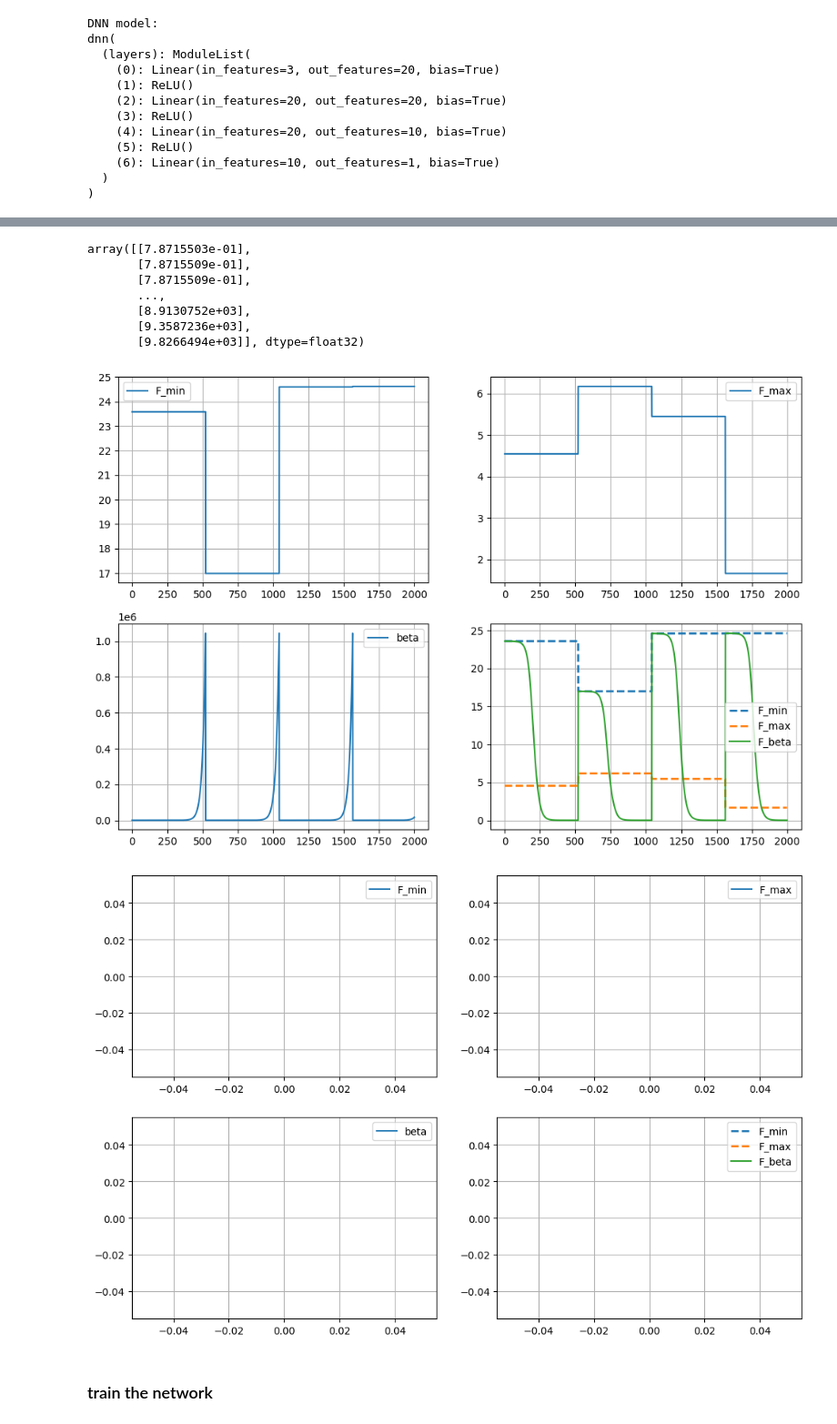
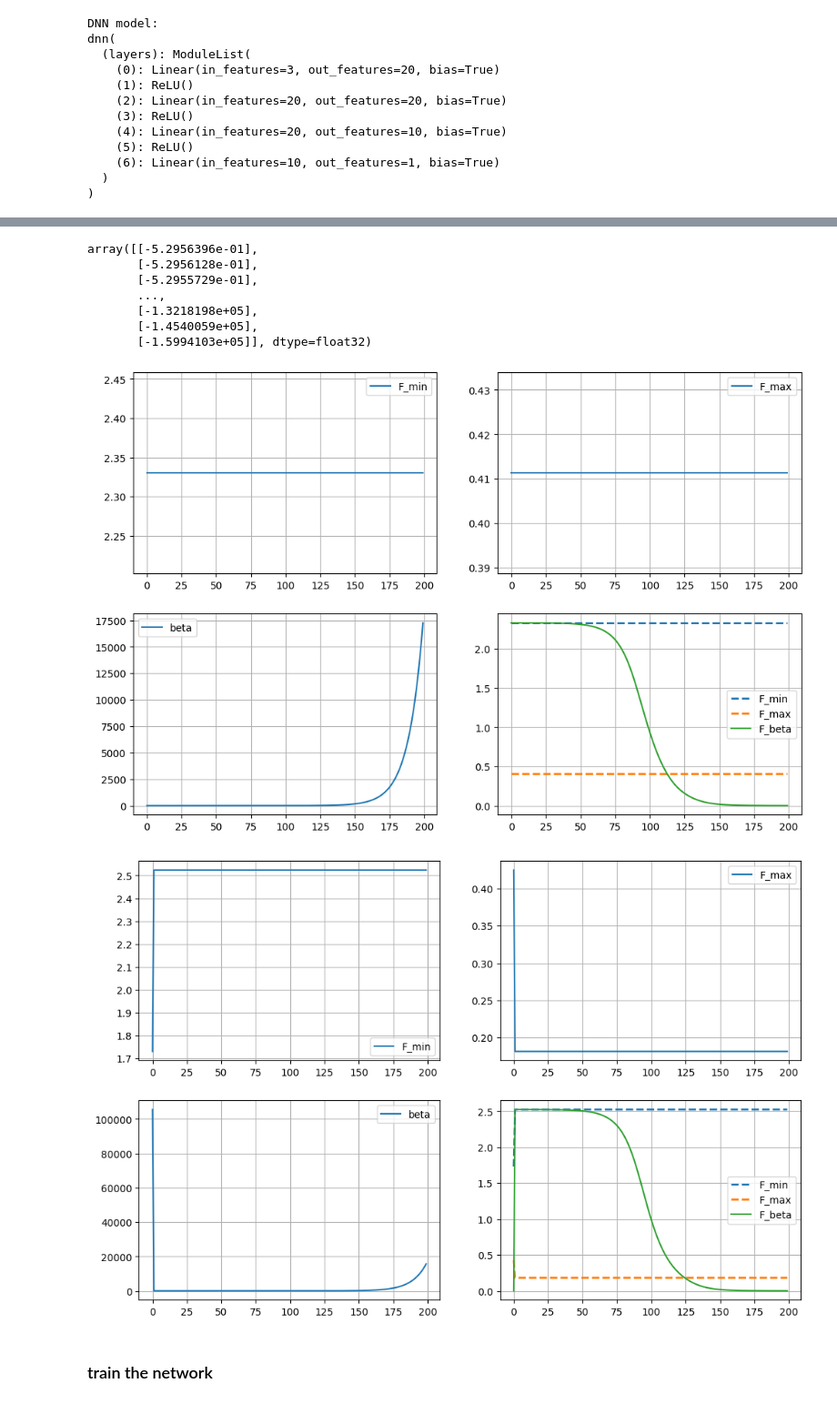
Before and after one commit to salar96/LearningFLPO, a Jupyter notebook: learn_LSE.ipynb, the cells around one changed output, grey strips where cells are left out. Shown at 91% size. Saved outputs shown, nothing was run; the diff lists cells and outputs as text; code cells hidden in the pictures.

```diff
--- a/learn_LSE.ipynb
+++ b/learn_LSE.ipynb
@@ -22,7 +22,7 @@ def createBetaArray(min, max, grow):
 def logSumExp(D_array, beta):
     D_min = np.min(D_array)
     D_off = D_array - D_min
-    F = -1/beta * np.log(np.sum(np.exp(-beta*D_off))) + 1/beta * np.log(len(D_array))
+    F = -1/beta * np.log(np.sum(np.exp(-beta*D_off))/len(D_array))
     # F = -np.log(np.sum(np.exp(-beta*D_off))) + np.log(len(D_array)) + D_min * beta
     return F
 # %%
@@ -90,18 +90,18 @@ def logsum_dataset(n_curves, b_min, b_max, b_grow, D_min_range, D_max_range, len
 # %%
 
 # beta limits
-b_min = 1e-5
-b_max = 1e6
-b_grow = 1.05
+b_min = 1e-4
+b_max = 1e5
+b_grow = 1.1
 b_array = createBetaArray(b_min, b_max, b_grow)
 print(f'len b_array: {b_array.shape}')
 
 # torch input and output arrays
-n_curves = 50
+n_curves = 200
 len_Darray = 200
-D_min_range = [0.01, 10] # minimum value of D_array is picked at random from this range
-D_max_range = [10, 100] # maximum value of D_array is picked at random from the range dmin + D_max_range
-IO_scale = 1
+D_min_range = [0.001, 1] # minimum value of D_array is picked at random from this range
+D_max_range = [1, 10] # maximum value of D_array is picked at random from the range dmin + D_max_range
+IO_scale = 0.5
 
 In, Out = logsum_dataset(n_curves, b_min, b_max, b_grow, D_min_range, D_max_range, len_Darray, approx_log_sum_flr=False, io_scale=IO_scale)
 print(f'In: {In.size()}\tOut: {Out.size()}')
@@ -158,7 +158,7 @@ print(f'DNN model:\n{NN_logSum}')
 
 # create training, and testing dataset
 n_samples = In.size()[0]
-frac_train = 1.0
+frac_train = 0.7
 n_train = int(frac_train * n_samples)
 indices = torch.arange(n_samples)
 train_indices = indices[:n_train]
@@ -187,19 +187,19 @@ tensor([2.3582e+01, 4.5478e+00, 1.0000e-05])
 # %%
 NN_logSum(In).detach().numpy()
 # %% [output]
-array([[7.8715503e-01],
-       [7.8715509e-01],
-       [7.8715509e-01],
+array([[-5.2956396e-01],
+       [-5.2956128e-01],
+       [-5.2955729e-01],
        ...,
-       [8.9130752e+03],
-       [9.3587236e+03],
-       [9.8266494e+03]], dtype=float32)
+       [-1.3218198e+05],
+       [-1.4540059e+05],
+       [-1.5994103e+05]], dtype=float32)
 # %%
-visualizeData(In_train, Out_train, n_end=2000)
-visualizeData(In_test, Out_test, n_end=2000)
+visualizeData(In_train, Out_train, n_end=200)
+visualizeData(In_test, Out_test, n_end=200)
 # %% [output]
-[figure, old version]
+[figure, new version]
-[figure, old version]
+[figure, new version]
 # %% [markdown]
 ### train the network
 # %%
```
Also changed, not shown: parts of 8 cells of this notebook, 3 other files.
